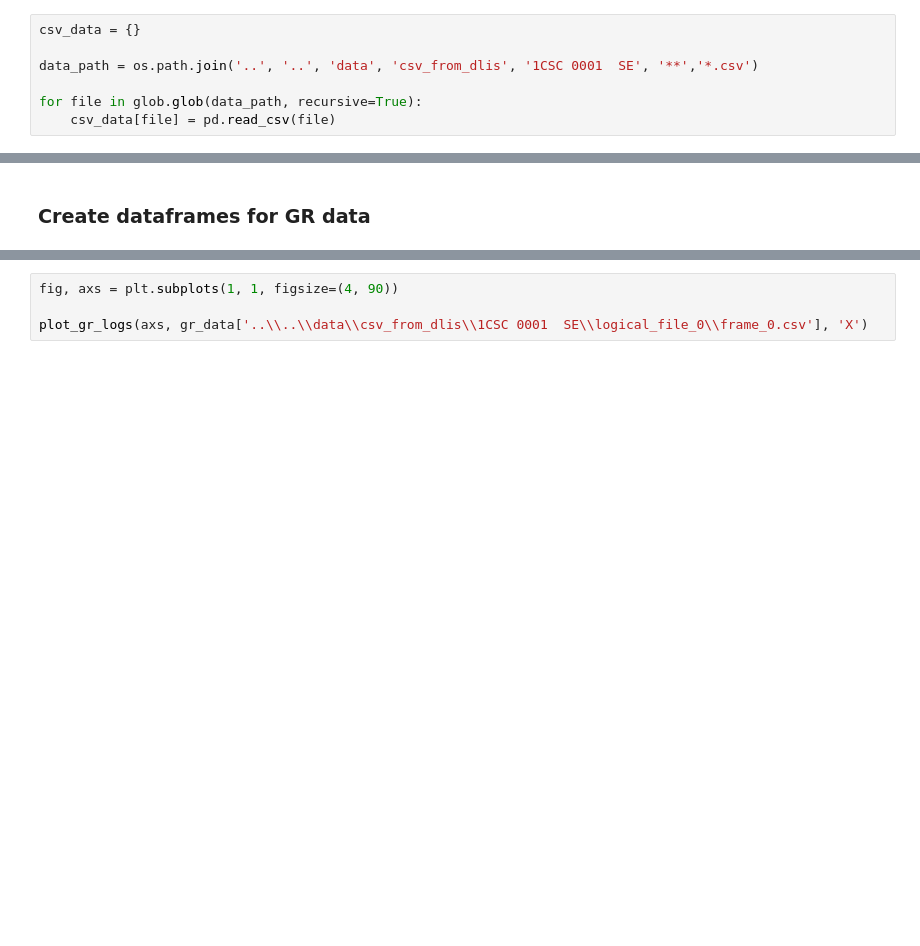
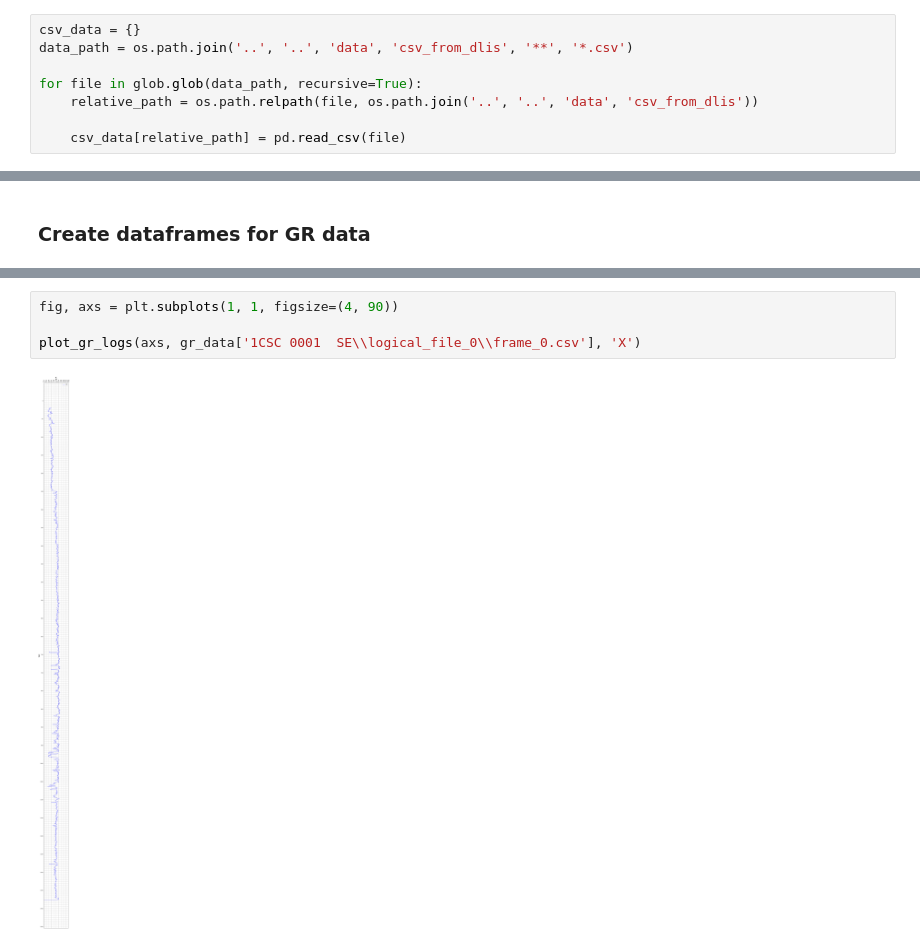
Before and after one commit to rafaseto/lithofacies-classification-from-image-logs, a Jupyter notebook: src/visualization/plot_well_logs.ipynb, the cells around one changed output, grey strips where cells are left out. Cells and saved outputs as stored; diff of their text form; blank space fills up the shorter version.

```diff
--- a/src/visualization/plot_well_logs.ipynb
+++ b/src/visualization/plot_well_logs.ipynb
@@ -14,11 +14,12 @@ from utils.data_preprocessing import *
 ### Load the CSV data into pandas dataframes
 # %%
 csv_data = {}
-
-data_path = os.path.join('..', '..', 'data', 'csv_from_dlis', '1CSC 0001  SE', '**','*.csv')
+data_path = os.path.join('..', '..', 'data', 'csv_from_dlis', '**', '*.csv')
 
 for file in glob.glob(data_path, recursive=True):
-    csv_data[file] = pd.read_csv(file)
+    relative_path = os.path.relpath(file, os.path.join('..', '..', 'data', 'csv_from_dlis'))
+
+    csv_data[relative_path] = pd.read_csv(file)
 # %% [markdown]
 ### Rename the INDEX columns to TDEP
 # %%
@@ -50,4 +58,6 @@ The frame ..\..\data\csv_from_dlis\1CSC 0001  SE\logical_file_9\frame_0.csv does
 # %%
 fig, axs = plt.subplots(1, 1, figsize=(4, 90))
 
-plot_gr_logs(axs, gr_data['..\\..\\data\\csv_from_dlis\\1CSC 0001  SE\\logical_file_0\\frame_0.csv'], 'X')
+plot_gr_logs(axs, gr_data['1CSC 0001  SE\\logical_file_0\\frame_0.csv'], 'X')
+# %% [output]
+[figure, added]
```
Also changed, not shown: parts of 1 cell of this notebook, 1 other file.
